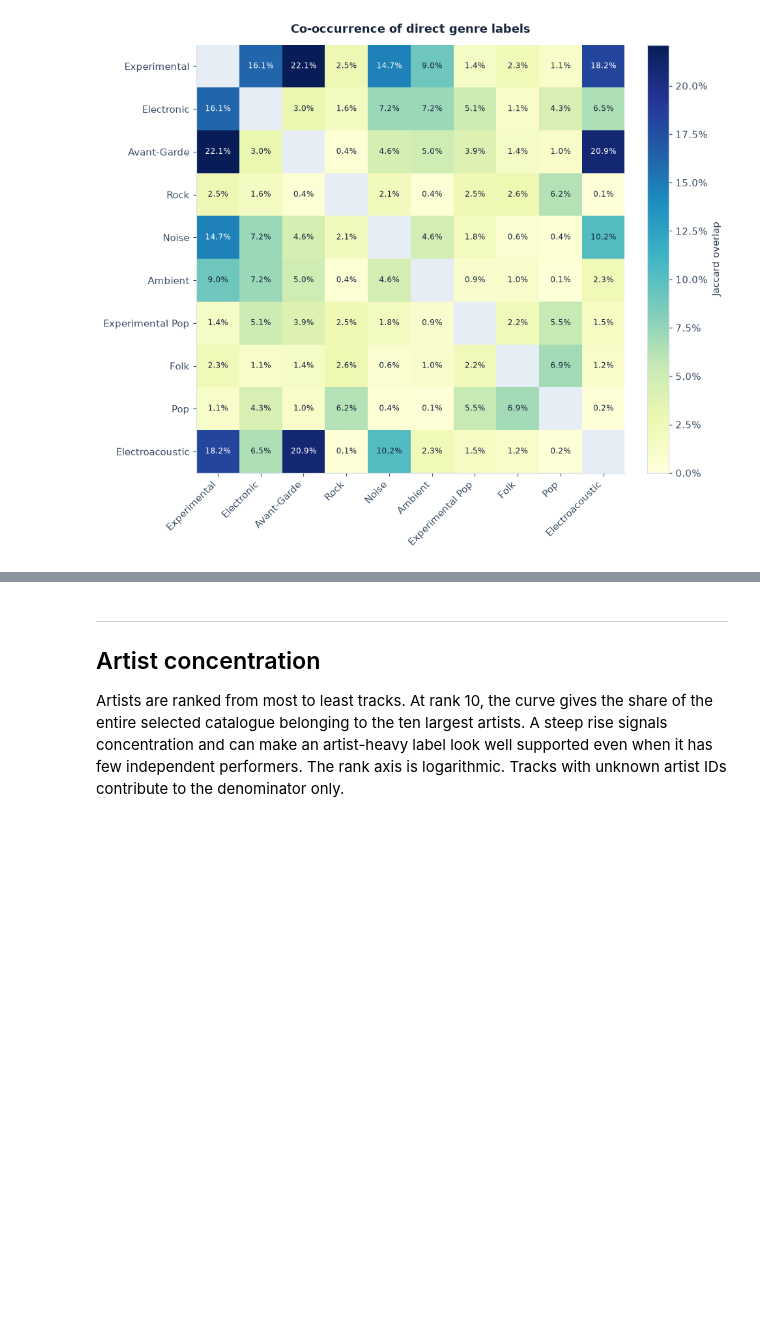
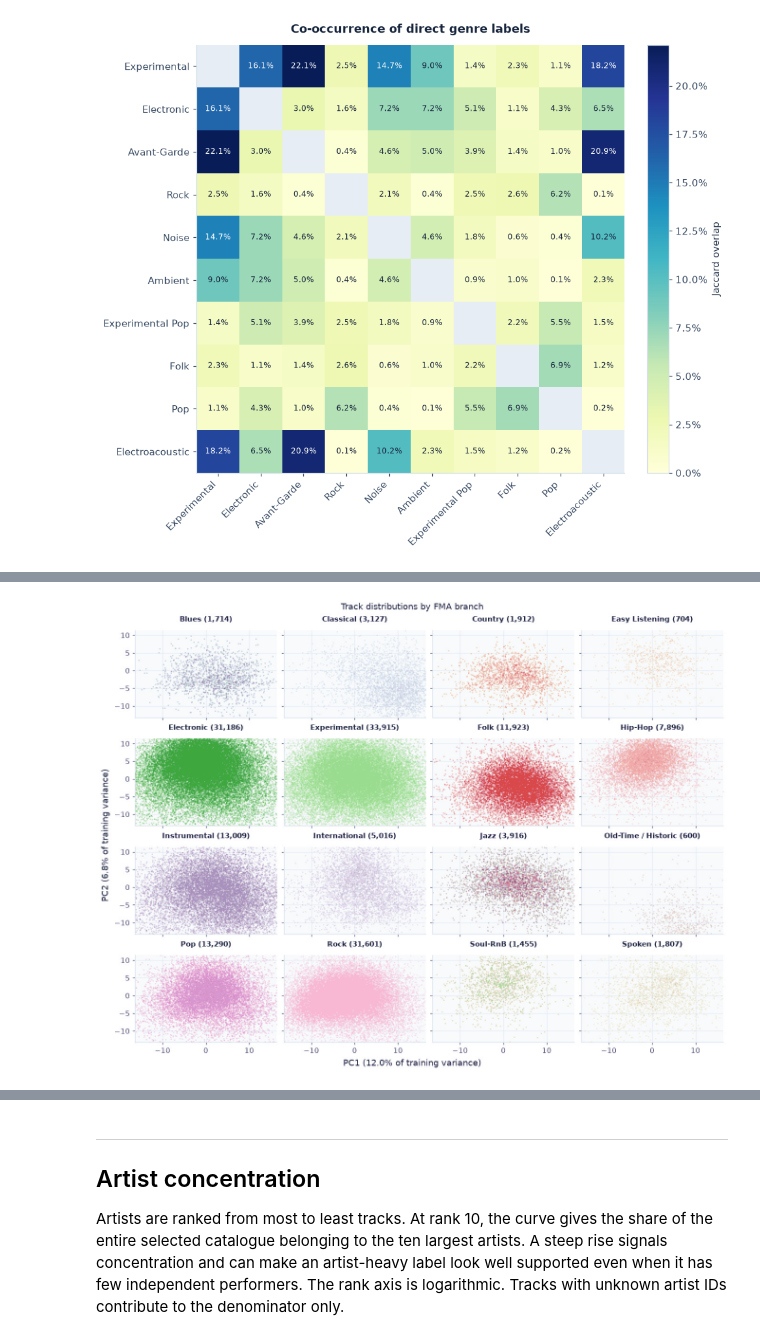
Before and after one commit to piotrczech/music-atlas, a Jupyter notebook: notebooks/fma_metadata.ipynb, the cells around one changed output, grey strips where cells are left out. Saved outputs shown, nothing was run; the diff lists cells and outputs as text; code cells hidden in the pictures; blank space fills up the shorter version.

Commit message:
Improve FMA genre exploration and track PCA views

```diff
--- a/notebooks/fma_metadata.ipynb
+++ b/notebooks/fma_metadata.ipynb
@@ -7,6 +7,7 @@ By default the catalogue includes inventory tracks marked present. Set `USE_AUDI
 # %%
 import os
 from ast import literal_eval
+from html import escape
 
 import matplotlib.pyplot as plt
 import numpy as np
@@ -58,7 +59,9 @@ fields = {
     ("artist", "id"): "artist_id",
     ("album", "id"): "album_id",
     ("set", "split"): "split",
+    ("set", "subset"): "subset",
     ("track", "duration"): "duration",
+    ("track", "genre_top"): "genre_top",
     ("track", "genres"): "genres",
     ("track", "genres_all"): "genres_all",
 }
@@ -165,14 +176,18 @@ Rows and columns show the ten most frequent **direct** labels. Each cell shows t
 
 Darker colours show greater overlap. The diagonal is blank because each label would overlap perfectly with itself. Counting explicit tags keeps parent–child relationships from automatically creating overlap. The heatmap measures shared annotations, and FMA's tags may be incomplete.
 # %%
+def label_overlap(tags, genre_ids):
+    flags = pd.crosstab(tags["track_id"], tags["genre_id"]).reindex(columns=genre_ids)
+    flags = flags.to_numpy(dtype=np.int64)
+    shared = flags.T @ flags
+    totals = shared.diagonal()
+    return shared / (totals + totals[:, None] - shared)
+
+
 common = genres[genres["Direct"].gt(0)].nlargest(10, "Direct").index
 if len(common) >= 2:
     selected = direct[direct["genre_id"].isin(common)]
-    flags = pd.crosstab(selected["track_id"], selected["genre_id"]).reindex(columns=common)
-    flags = flags.to_numpy(dtype=np.int64)
-    shared = flags.T @ flags
-    totals = shared.diagonal()
-    similarity = shared / (totals + totals[:, None] - shared)
+    similarity = label_overlap(selected, common)
     np.fill_diagonal(similarity, np.nan)
 
     fig, ax = plt.subplots(figsize=(8.8, 7.4), layout="constrained")
@@ -196,0 +347,20 @@ else:
+# %%
+branch_xy = root_tags.join(xy.loc[in_zoom], on="track_id", how="inner")
+fig, axes = plt.subplots(
+    4, 4, sharex=True, sharey=True, figsize=(12, 9), layout="constrained"
+)
+for ax, (genre_id, name) in zip(axes.flat, branch_names.items(), strict=True):
+    points = branch_xy[branch_xy["genre_id"].eq(genre_id)]
+    ax.scatter(
+        points["PC1"], points["PC2"], color=branch_colours[name],
+        s=3, alpha=0.34, linewidths=0,
+    )
+    ax.set_title(f"{name} ({len(points):,})", fontsize=10)
+    ax.set(xlim=bounds["PC1"], ylim=bounds["PC2"])
+    ax.grid(alpha=0.6)
+fig.suptitle("Track distributions by FMA branch")
+fig.supxlabel(pc_labels[0])
+fig.supylabel(pc_labels[1])
+show_track_figure(fig)
+# %% [output]
+[figure, added]
```
Also changed, not shown: parts of 20 cells of this notebook.
